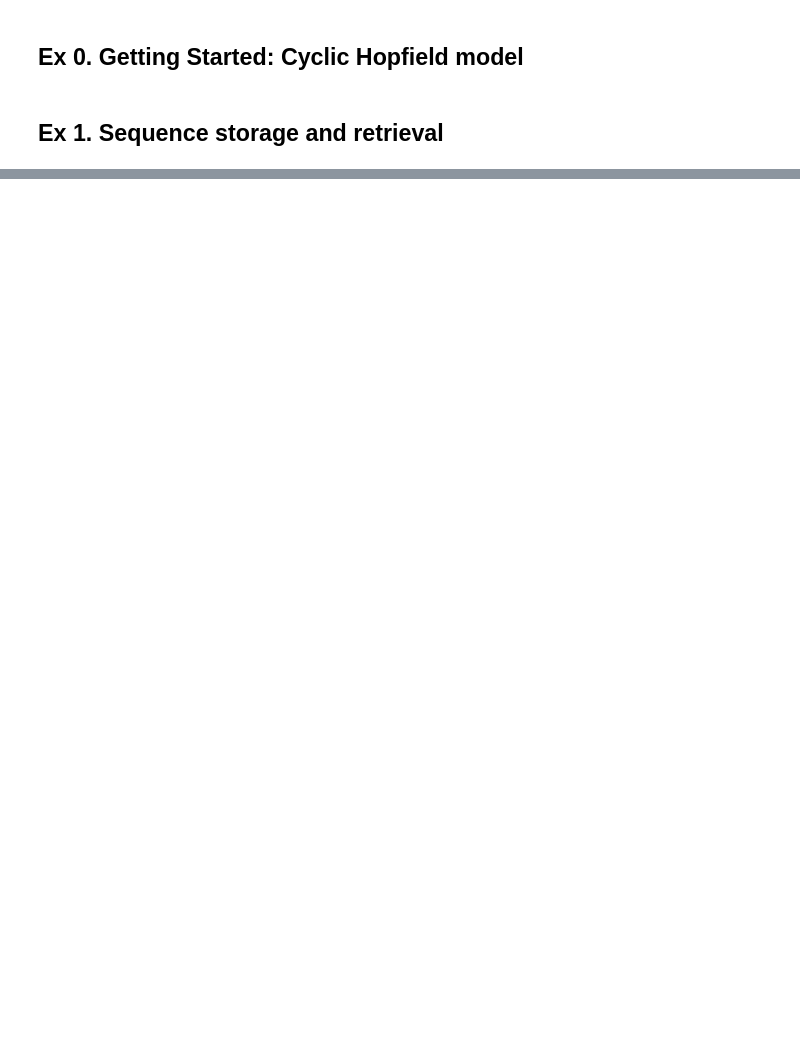
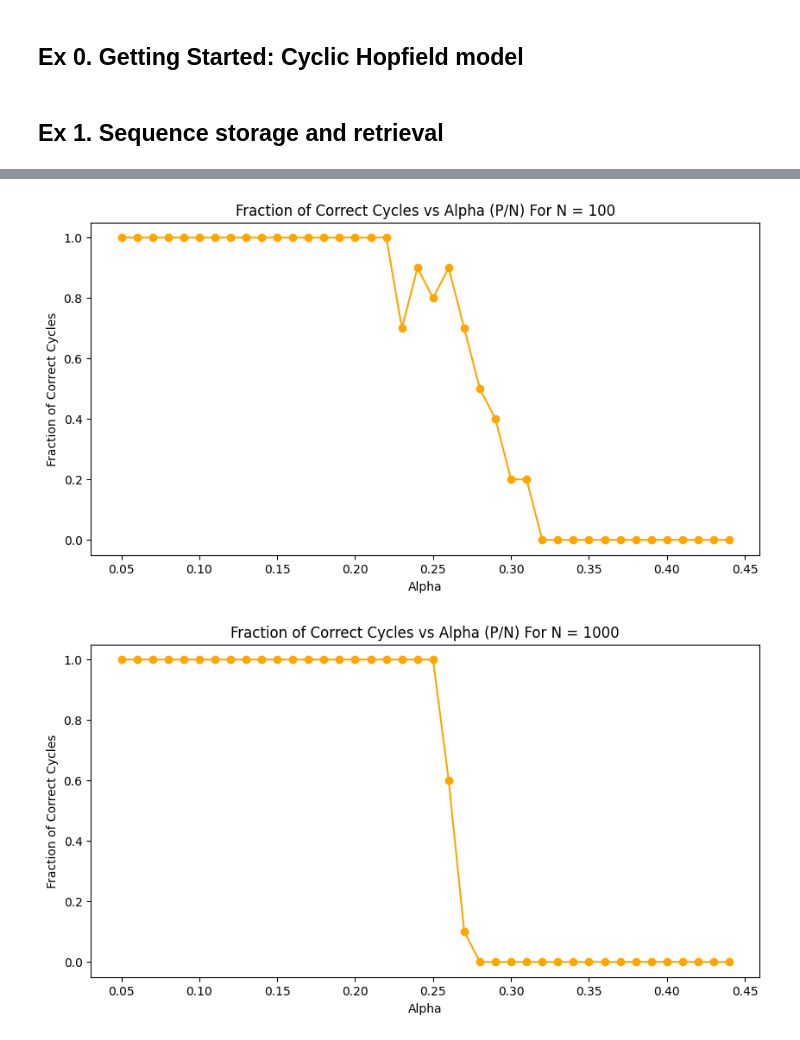
Before and after one commit to maverest/NX_465_mini_project, a Jupyter notebook: NX_465_mini_project.ipynb, the cells around one changed output, grey strips where cells are left out. Drawn from its saved outputs; the diff is of its cells as text; code cells hidden in the pictures; blank space fills up the shorter version.

```diff
--- a/NX_465_mini_project.ipynb
+++ b/NX_465_mini_project.ipynb
@@ -112,0 +128,26 @@ Early stopping itt: 8 | Cycle not retreived in correct order 7 -> 9
+# %%
+def plot_frac_retreived_cycles_fct_network_load(N, eval_per_a = 10, alphas = np.arange(0.05, 0.45, 0.01), verbose = False):
+    retreived_frac_func_alpha = {}
+    for a in tqdm.tqdm(alphas, desc = "Alphas"):
+        correct_cycle = 0
+        for i in range(eval_per_a):
+            P = int(N * a)
+            _,_,_,retreived = simulation(P = P, N = N, beta = 4, n_max = 2 * P, plot= False, control_cycle = True, verbose = verbose)
+            if retreived :
+                correct_cycle += 1
+        retreived_frac_func_alpha[a] = correct_cycle / eval_per_a
+    x = sorted(retreived_frac_func_alpha.keys())
+    y = [retreived_frac_func_alpha[k] for k in x]
+    plt.figure(figsize=(10, 5))
+    plt.plot(x, y, marker='o', color = "orange")
+    plt.title('Fraction of Correct Cycles vs Alpha (P/N) For N = {}'.format(N))
+    plt.xlabel('Alpha')
+    plt.ylabel('Fraction of Correct Cycles')
+    plt.show()
+    return retreived_frac_func_alpha
+
+frac_alpha_N100 = plot_frac_retreived_cycles_fct_network_load(N = 100)
+frac_alpha_N1000 = plot_frac_retreived_cycles_fct_network_load(N = 1000)
+# %% [output]
+[figure, added]
+[figure, added]
```
Also changed, not shown: parts of 6 cells of this notebook.
